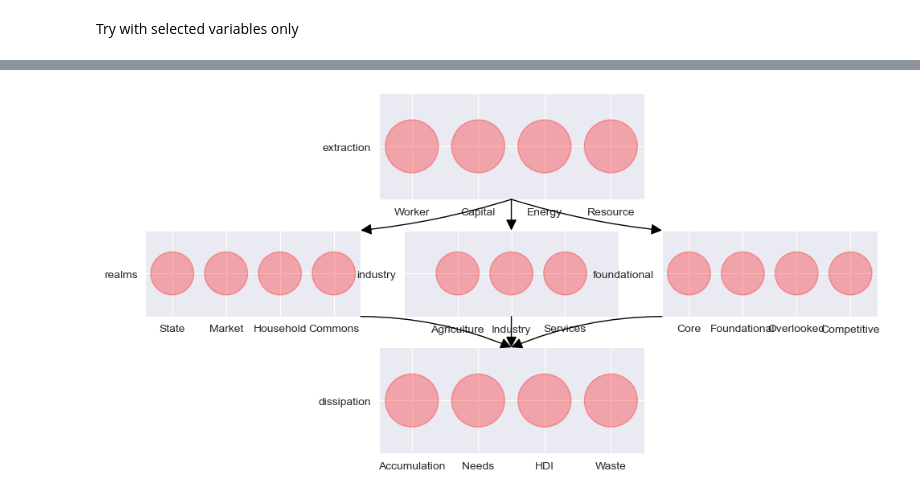
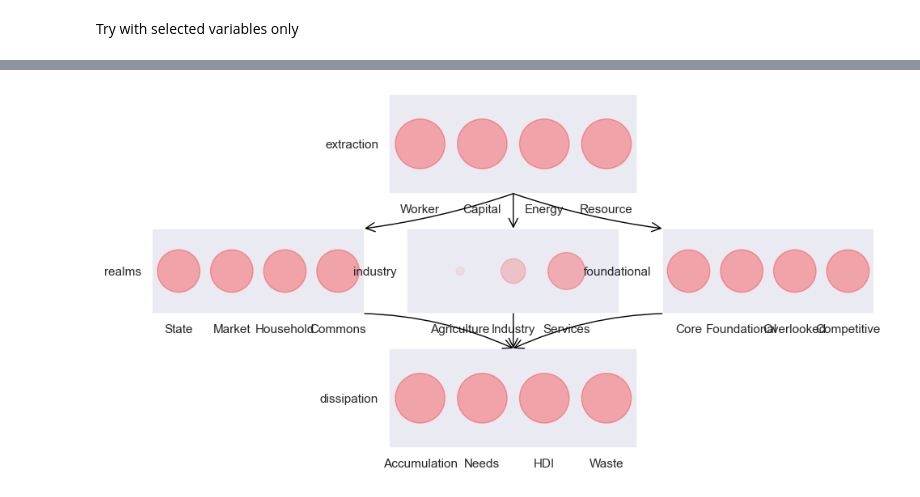
Before and after one commit to saviorand/provisioning-model, a Jupyter notebook: provisioning_model/notebooks/provisioning.ipynb, the cells around one changed output, grey strips where cells are left out. Drawn from its saved outputs; the diff is of its cells as text; code cells hidden in the pictures.

Commit message:
improve arrow styling

```diff
--- a/provisioning_model/notebooks/provisioning.ipynb
+++ b/provisioning_model/notebooks/provisioning.ipynb
@@ -399,7 +284,7 @@ from matplotlib import pyplot as plt
 from matplotlib import gridspec
 import matplotlib.patches as patches
 # %%
-def draw_arrow(ax1, x1, ax2, x2, y1=0.5, y2=0.5, arrowstyle="-|>", connectionstyle="arc3", color="black", linewidth=2,
+def draw_arrow(ax1, x1, ax2, x2, y1=0.5, y2=0.5, arrowstyle="->", connectionstyle="arc3", color="black", linewidth=2,
                mutation_scale=20):
     """
     Draw an arrow between two circles located on different axes.
@@ -438,3 +323,6 @@ def draw_arrow(ax1, x1, ax2, x2, y1=0.5, y2=0.5, arrowstyle="-|>", connectionsty
 
     # Add the arrow to the figure
     ax1.figure.patches.append(arrow)
+# %%
+unitedstates = all_in_one_no_inf.iloc[11086, :]
+unitedstates
@@ -441,3 +342,19 @@ def draw_arrow(ax1, x1, ax2, x2, y1=0.5, y2=0.5, arrowstyle="-|>", connectionsty
+# %%
+agriculture = unitedstates[["agriculture"]][0] + 1
+industry = unitedstates[["industry"]][0]
+services = unitedstates[["services"]][0]
+# %%
+# Arrays to define the structure (update as needed)
+all_x_coords = [[0.125, 0.375, 0.625, 0.875], [0.125, 0.375, 0.625, 0.875], [0.25, 0.5, 0.75],
+                [0.125, 0.375, 0.625, 0.875],
+                [0.125, 0.375, 0.625, 0.875]
+                ]
+all_x_axis_ticks = [['Worker', 'Capital', 'Energy', 'Resource'], ['State', 'Market', 'Household', 'Commons'],
+                    ['Agriculture', 'Industry', 'Services'], ['Core', 'Foundational', 'Overlooked', 'Competitive'],
+                    ['Accumulation', 'Needs', 'HDI', 'Waste']
+                    ]
+all_y_axis_ticks = [['extraction'], ['realms'], ['industry'], ['foundational'], ['dissipation']]
+all_sizes = [[5, 5, 5, 5], [5, 5, 5, 5], [agriculture, industry, services], [5, 5, 5, 5], [5, 5, 5, 5]]
 # %%
 # Create a figure with a defined gridspec
 fig = plt.figure(figsize=(10, 5))
@@ -455,47 +372,35 @@ ax3 = plt.subplot(gs_nested[0])
 ax4 = plt.subplot(gs_nested[1])
 ax5 = plt.subplot(gs_nested[2])
 
-# Arrays to define the structure (update as needed)
-all_x_coords = [[0.125, 0.375, 0.625, 0.875], [0.125, 0.375, 0.625, 0.875], [0.25, 0.5, 0.75],
-                [0.125, 0.375, 0.625, 0.875],
-                [0.125, 0.375, 0.625, 0.875]
-                ]
-all_x_axis_ticks = [['Worker', 'Capital', 'Energy', 'Resource'], ['State', 'Market', 'Household', 'Commons'],
-                    ['Agriculture', 'Industry', 'Services'], ['Core', 'Foundational', 'Overlooked', 'Competitive'],
-                    ['Accumulation', 'Needs', 'HDI', 'Waste']
-                    ]
-all_y_axis_ticks = [['extraction'], ['realms'], ['industry'], ['foundational'], ['dissipation']]
-all_sizes = [[500, 500, 500, 500], [500, 500, 500, 500], [500, 500, 500], [500, 500, 500, 500], [500, 500, 500, 500]]
-
 # List of all axes
 all_axes = [ax1, ax3, ax4, ax5, ax2]  # Reordered to match the structure
 
 # Plotting loop
 for ax in all_axes:
     index = all_axes.index(ax)
     x_coords = all_x_coords[index]
     x_axis_ticks = all_x_axis_ticks[index]
     y_axis_ticks = all_y_axis_ticks[index]
     sizes = all_sizes[index]
     for x, size, color in zip(x_coords, sizes, x_axis_ticks):
-        circle = plt.Circle((x, 0.5), radius=size / 5000, color='red', alpha=(0.6 * size / 1000))
+        circle = plt.Circle((x, 0.5), radius=size / 50, color='red', alpha=(0.6 * size / 10))
         ax.set_ylim(0.3, 0.7)
         ax.add_patch(circle)
         ax.set_aspect('equal', 'box')
         ax.set_xticks(x_coords)
         ax.set_xticklabels(x_axis_ticks)
         ax.set_yticks([0.5])
         ax.set_yticklabels(y_axis_ticks)
 
 draw_arrow(ax1, 0.5, ax4, 0.5, linewidth=1, y1=0.3, y2=0.7)
 draw_arrow(ax1, 0.5, ax5, 0, linewidth=1, y1=0.3, y2=0.7, connectionstyle="arc3,rad=0.05")
 draw_arrow(ax1, 0.5, ax3, 1, linewidth=1, y1=0.3, y2=0.7, connectionstyle="arc3,rad=-0.05")
 
 draw_arrow(ax3, 1, ax2, 0.5, linewidth=1, y1=0.3, y2=0.7, connectionstyle="arc3,rad=-0.1")
 draw_arrow(ax5, 0, ax2, 0.5, linewidth=1, y1=0.3, y2=0.7, connectionstyle="arc3,rad=0.1")
 draw_arrow(ax4, 0.5, ax2, 0.5, linewidth=1, y1=0.3, y2=0.7)
 
 plt.tight_layout()
 plt.show()
 # %% [output]
-[figure, old version]
+[figure, new version]
```
Also changed, not shown: parts of 16 cells of this notebook.
